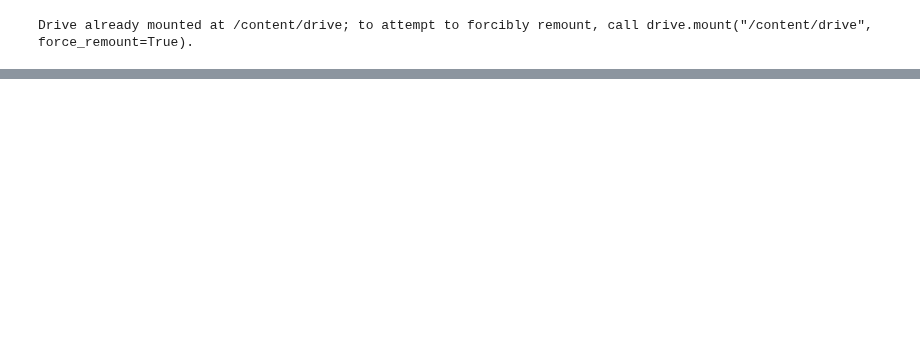
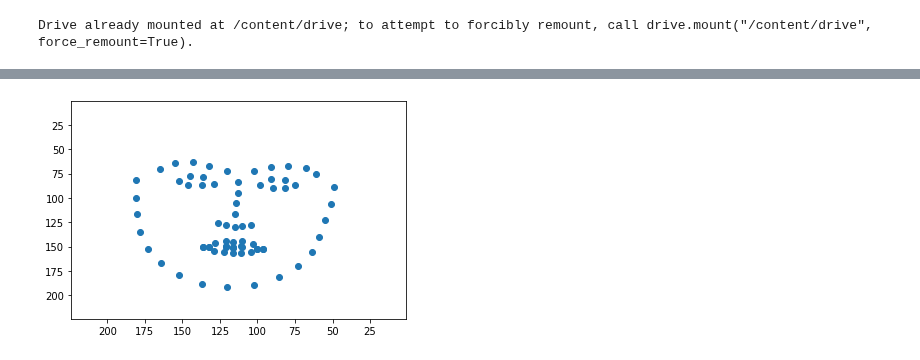
Before and after one commit to antoniomuso/speech2face, a Jupyter notebook: Decoder_with_warping.ipynb, the cells around one changed output, grey strips where cells are left out. Drawn from its saved outputs; the diff is of its cells as text; code cells hidden in the pictures; blank space fills up the shorter version.

```diff
--- a/Decoder_with_warping.ipynb
+++ b/Decoder_with_warping.ipynb
@@ -797,0 +800,9 @@ loss: 21.364277039804765 Steps: 1984/8323
+# %%
+import matplotlib.pyplot as plt
+points = src[0]
+plt.ylim(224)
+plt.xlim(224)
+plt.scatter(points[:,0],points[:,1])
+plt.show()
+# %% [output]
+[figure, added]
```
Also changed, not shown: parts of 7 cells of this notebook.
